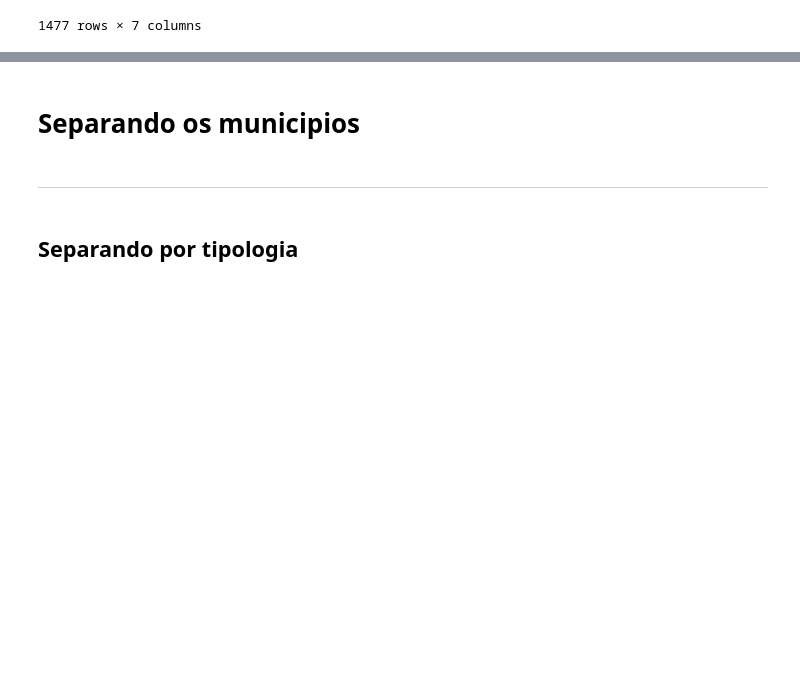
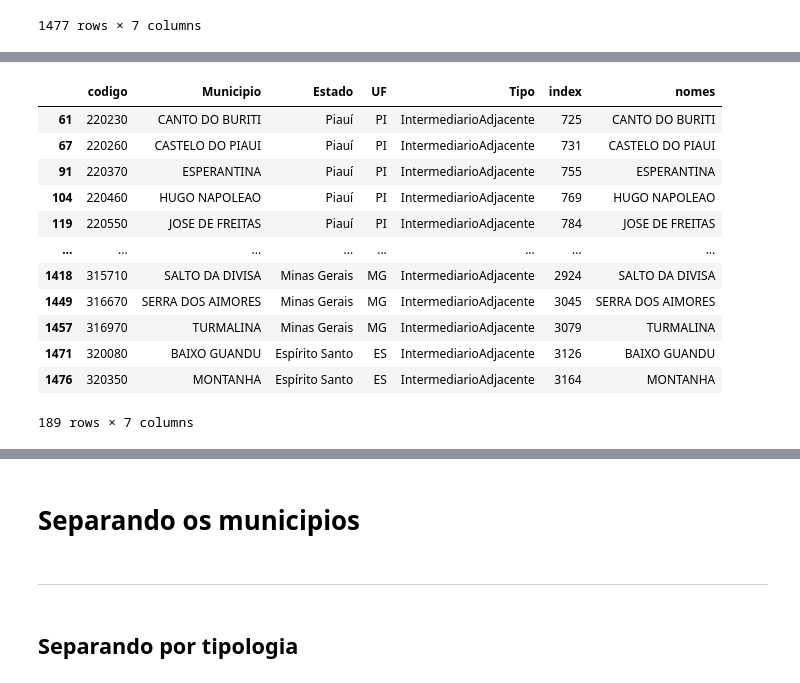
Before and after one commit to ttaynaa/Mortalidade_no_semiarido, a Jupyter notebook: PIBIC/_SCHENIA_2023_2024/1_scrip/script_para_extrair_dados/extraindo base - mortalidade.ipynb, the cells around one changed output, grey strips where cells are left out. Drawn from its saved outputs; the diff is of its cells as text; code cells hidden in the pictures; blank space fills up the shorter version.

```diff
--- a/PIBIC/_SCHENIA_2023_2024/1_scrip/script_para_extrair_dados/extraindo base - mortalidade.ipynb
+++ b/PIBIC/_SCHENIA_2023_2024/1_scrip/script_para_extrair_dados/extraindo base - mortalidade.ipynb
@@ -218,0 +236,17 @@ semiario_completo # resultado
+# %%
+# quantidade de municipios da tipologia IntermediarioAdjacente
+semiario_completo[semiario_completo['Tipo']=='IntermediarioAdjacente']
+# %% [output]
+|  | codigo | Municipio | Estado | UF | Tipo | index | nomes |
+| 61 | 220230 | CANTO DO BURITI | Piauí | PI | IntermediarioAdjacente | 725 | CANTO DO BURITI |
+| 67 | 220260 | CASTELO DO PIAUI | Piauí | PI | IntermediarioAdjacente | 731 | CASTELO DO PIAUI |
+| 91 | 220370 | ESPERANTINA | Piauí | PI | IntermediarioAdjacente | 755 | ESPERANTINA |
+| 104 | 220460 | HUGO NAPOLEAO | Piauí | PI | IntermediarioAdjacente | 769 | HUGO NAPOLEAO |
+| 119 | 220550 | JOSE DE FREITAS | Piauí | PI | IntermediarioAdjacente | 784 | JOSE DE FREITAS |
+| ... | ... | ... | ... | ... | ... | ... | ... |
+| 1418 | 315710 | SALTO DA DIVISA | Minas Gerais | MG | IntermediarioAdjacente | 2924 | SALTO DA DIVISA |
+| 1449 | 316670 | SERRA DOS AIMORES | Minas Gerais | MG | IntermediarioAdjacente | 3045 | SERRA DOS AIMORES |
+| 1457 | 316970 | TURMALINA | Minas Gerais | MG | IntermediarioAdjacente | 3079 | TURMALINA |
+| 1471 | 320080 | BAIXO GUANDU | Espírito Santo | ES | IntermediarioAdjacente | 3126 | BAIXO GUANDU |
+| 1476 | 320350 | MONTANHA | Espírito Santo | ES | IntermediarioAdjacente | 3164 | MONTANHA |
+189 rows × 7 columns
```
Also changed, not shown: parts of 10 cells of this notebook, 1 other file.
